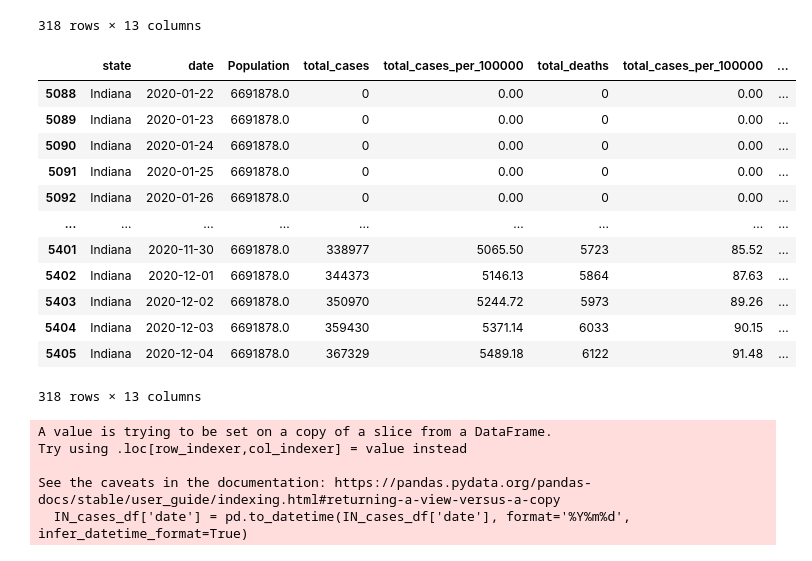
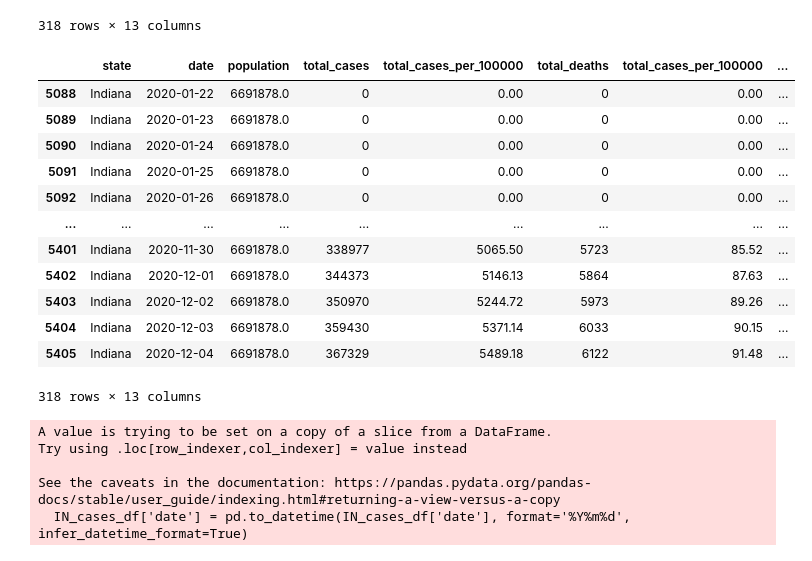
Before and after one commit to Mquinton28/ETL-Project-Group5, a Jupyter notebook: Resources/dataset_IN_johnhopkins.ipynb, the cells around one changed output. Saved outputs shown, nothing was run; the diff lists cells and outputs as text; code cells hidden in the pictures.

```diff
--- a/Resources/dataset_IN_johnhopkins.ipynb
+++ b/Resources/dataset_IN_johnhopkins.ipynb
@@ -35,15 +35,15 @@ IN_cases_df
 318 rows × 13 columns
 # %%
 IN_cases_df = IN_cases_df.rename(columns={
-                          'total_population': 'Population',
+                          'total_population': 'population',
                           'cumulative_cases': 'total_cases',
                           'cumulative_cases_per_100_000': 'total_cases_per_100000',
                           'cumulative_deaths': 'total_deaths',
                           'cumulative_deaths_per_100_000': 'total_cases_per_100000'
                          })
 IN_cases_df
 # %% [output]
-|  | state | date | Population | total_cases | total_cases_per_100000 | total_deaths | total_cases_per_100000 | ... |
+|  | state | date | population | total_cases | total_cases_per_100000 | total_deaths | total_cases_per_100000 | ... |
 | 5088 | Indiana | 2020-01-22 | 6691878.0 | 0 | 0.00 | 0 | 0.00 | ... |
 | 5089 | Indiana | 2020-01-23 | 6691878.0 | 0 | 0.00 | 0 | 0.00 | ... |
 | 5090 | Indiana | 2020-01-24 | 6691878.0 | 0 | 0.00 | 0 | 0.00 | ... |
```
Also changed, not shown: parts of 3 cells of this notebook, 2 other files.
